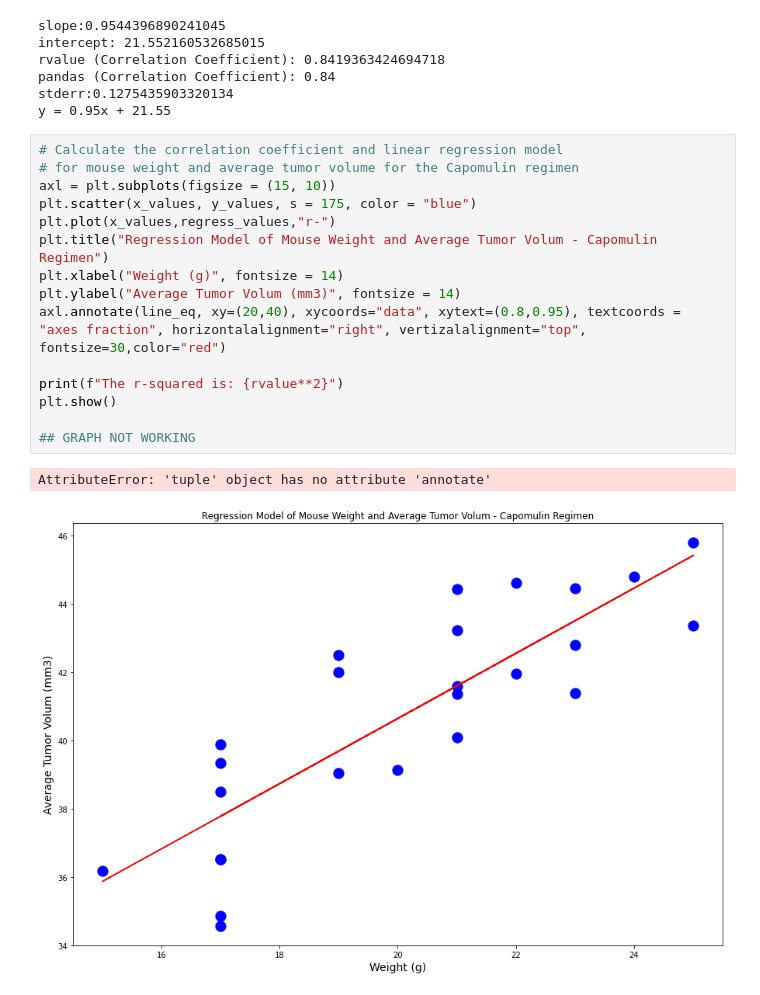
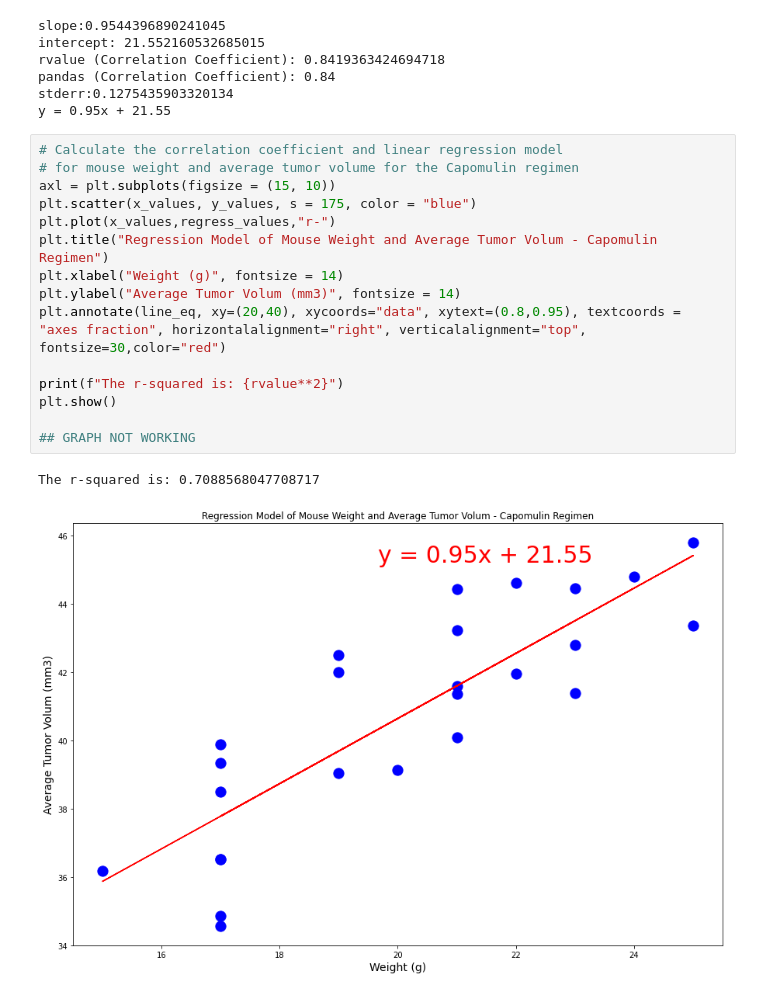
Before and after one commit to emersonmolett/Matplotlib-challenge, a Jupyter notebook: 05-Matplotlib/Instructions/Pymaceuticals/pymaceuticals_starter.ipynb, the cells around one changed output. Cells and saved outputs as stored; diff of their text form.

```diff
--- a/05-Matplotlib/Instructions/Pymaceuticals/pymaceuticals_starter.ipynb
+++ b/05-Matplotlib/Instructions/Pymaceuticals/pymaceuticals_starter.ipynb
@@ -740,18 +798,18 @@ y = 0.95x + 21.55
 # %%
 # Calculate the correlation coefficient and linear regression model
 # for mouse weight and average tumor volume for the Capomulin regimen
 axl = plt.subplots(figsize = (15, 10))
 plt.scatter(x_values, y_values, s = 175, color = "blue")
 plt.plot(x_values,regress_values,"r-")
 plt.title("Regression Model of Mouse Weight and Average Tumor Volum - Capomulin Regimen")
 plt.xlabel("Weight (g)", fontsize = 14)
 plt.ylabel("Average Tumor Volum (mm3)", fontsize = 14)
-axl.annotate(line_eq, xy=(20,40), xycoords="data", xytext=(0.8,0.95), textcoords = "axes fraction", horizontalalignment="right", vertizalalignment="top", fontsize=30,color="red")
+plt.annotate(line_eq, xy=(20,40), xycoords="data", xytext=(0.8,0.95), textcoords = "axes fraction", horizontalalignment="right", verticalalignment="top", fontsize=30,color="red")
 
 print(f"The r-squared is: {rvalue**2}")
 plt.show()
 
 ## GRAPH NOT WORKING
 # %% [output]
-AttributeError: 'tuple' object has no attribute 'annotate'
+The r-squared is: 0.7088568047708717
-[figure, old version]
+[figure, new version]
```
Also changed, not shown: parts of 15 cells of this notebook.
